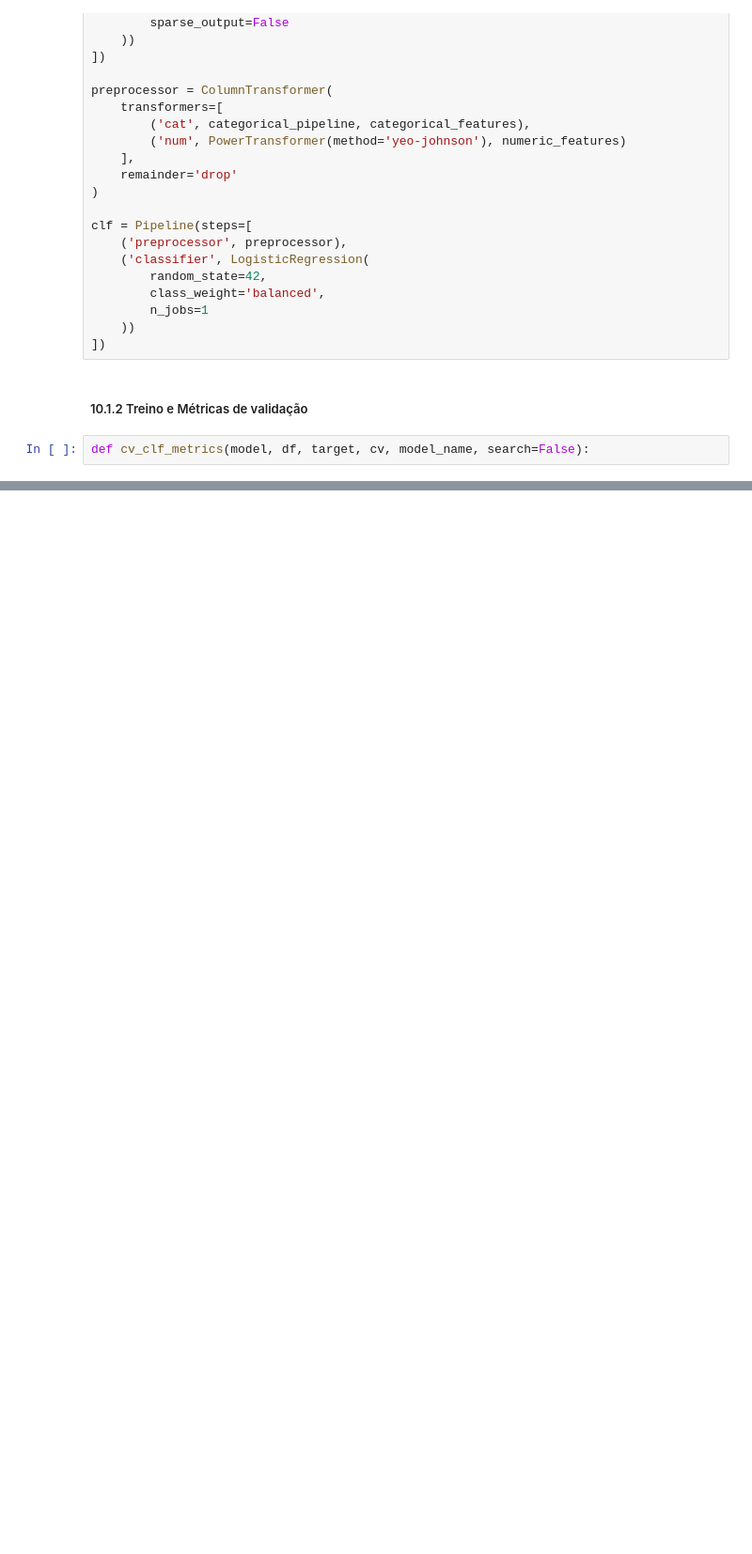
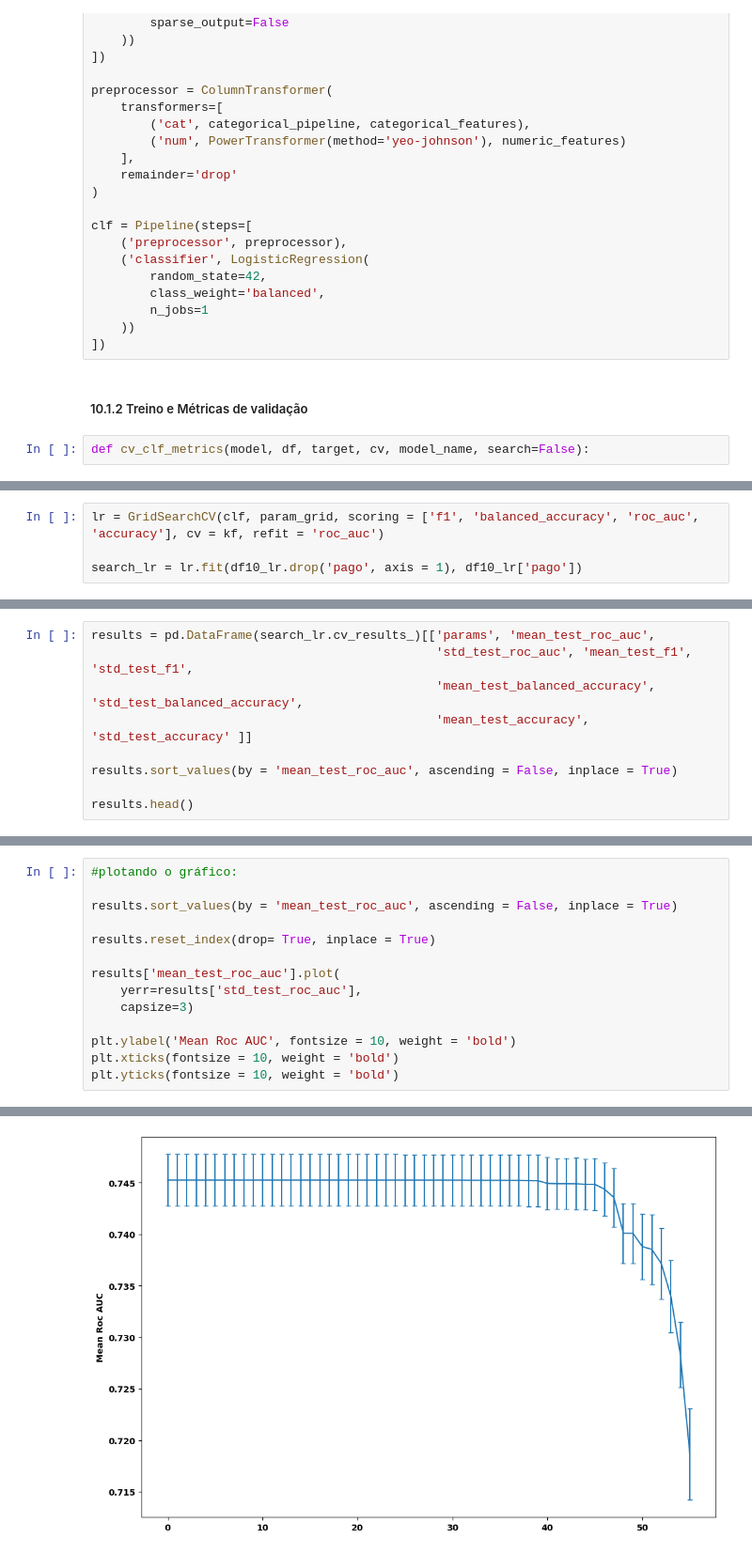
Before and after one commit to samantasobral/shap-ml-interpretability, a Jupyter notebook: notebook/shap_model.ipynb, the cells around one changed output, grey strips where cells are left out. Shown at 94% size. Saved outputs shown, nothing was run; the diff lists cells and outputs as text; blank space fills up the shorter version.

```diff
--- a/notebook/shap_model.ipynb
+++ b/notebook/shap_model.ipynb
@@ -1502,0 +1534,4 @@ roc_auc           : [0.741, 0.745, 0.746, 0.746, 0.749] / media: 0.745 / std: 0.
+# %%
+lr = GridSearchCV(clf, param_grid, scoring = ['f1', 'balanced_accuracy', 'roc_auc', 'accuracy'], cv = kf, refit = 'roc_auc')
+
+search_lr = lr.fit(df10_lr.drop('pago', axis = 1), df10_lr['pago'])
@@ -1502,0 +1547,9 @@ roc_auc           : [0.741, 0.745, 0.746, 0.746, 0.749] / media: 0.745 / std: 0.
+# %%
+results = pd.DataFrame(search_lr.cv_results_)[['params', 'mean_test_roc_auc',
+                                               'std_test_roc_auc', 'mean_test_f1', 'std_test_f1',
+                                               'mean_test_balanced_accuracy', 'std_test_balanced_accuracy',
+                                               'mean_test_accuracy', 'std_test_accuracy' ]]
+
+results.sort_values(by = 'mean_test_roc_auc', ascending = False, inplace = True)
+
+results.head()
@@ -1502,0 +1588,15 @@ roc_auc           : [0.741, 0.745, 0.746, 0.746, 0.749] / media: 0.745 / std: 0.
+# %%
+#plotando o gráfico:
+
+results.sort_values(by = 'mean_test_roc_auc', ascending = False, inplace = True)
+
+results.reset_index(drop= True, inplace = True)
+
+results['mean_test_roc_auc'].plot(
+    yerr=results['std_test_roc_auc'],
+    capsize=3)
+
+plt.ylabel('Mean Roc AUC', fontsize = 10, weight = 'bold')
+plt.xticks(fontsize = 10, weight = 'bold')
+plt.yticks(fontsize = 10, weight = 'bold')
+# %% [output]
@@ -1502,0 +1613 @@ roc_auc           : [0.741, 0.745, 0.746, 0.746, 0.749] / media: 0.745 / std: 0.
+[figure, added]
```
Also changed, not shown: parts of 13 cells of this notebook.
